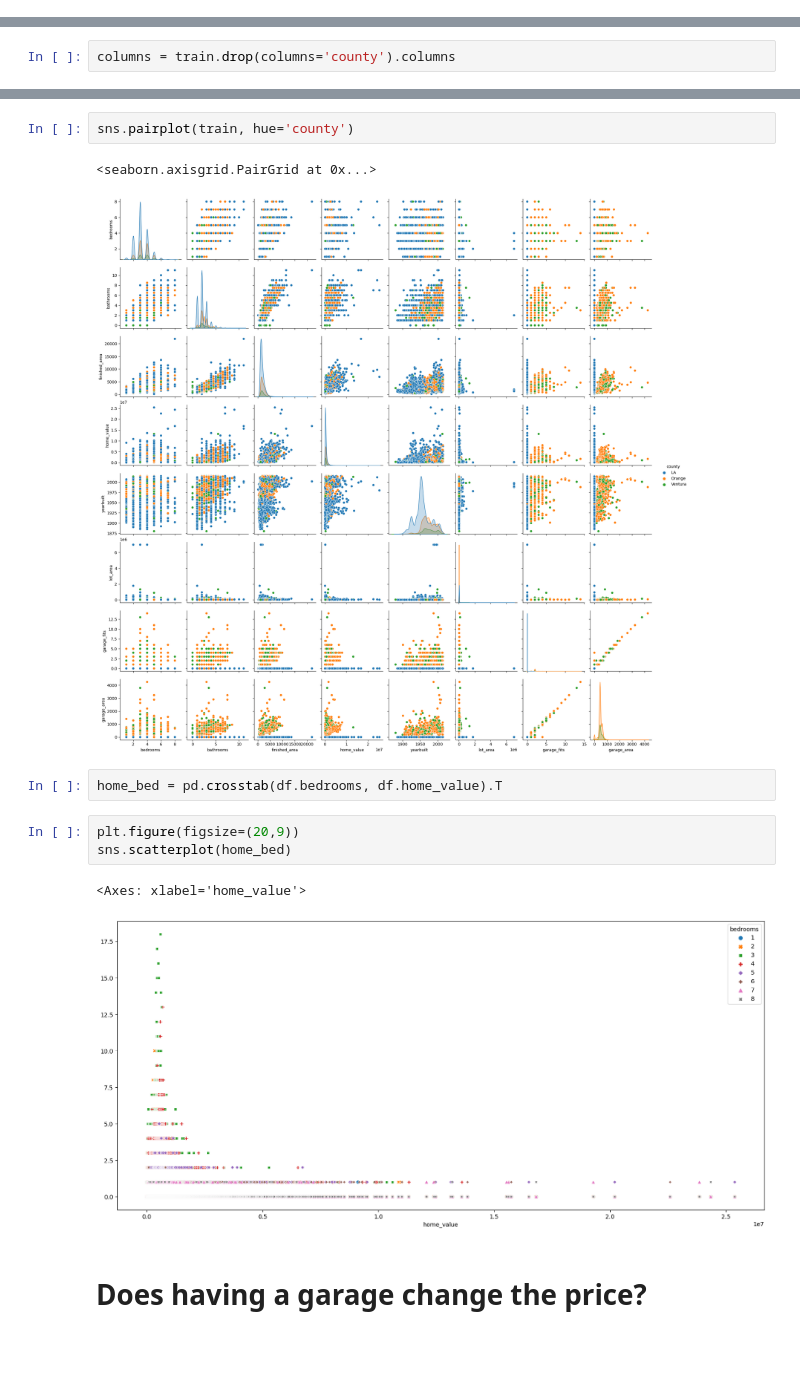
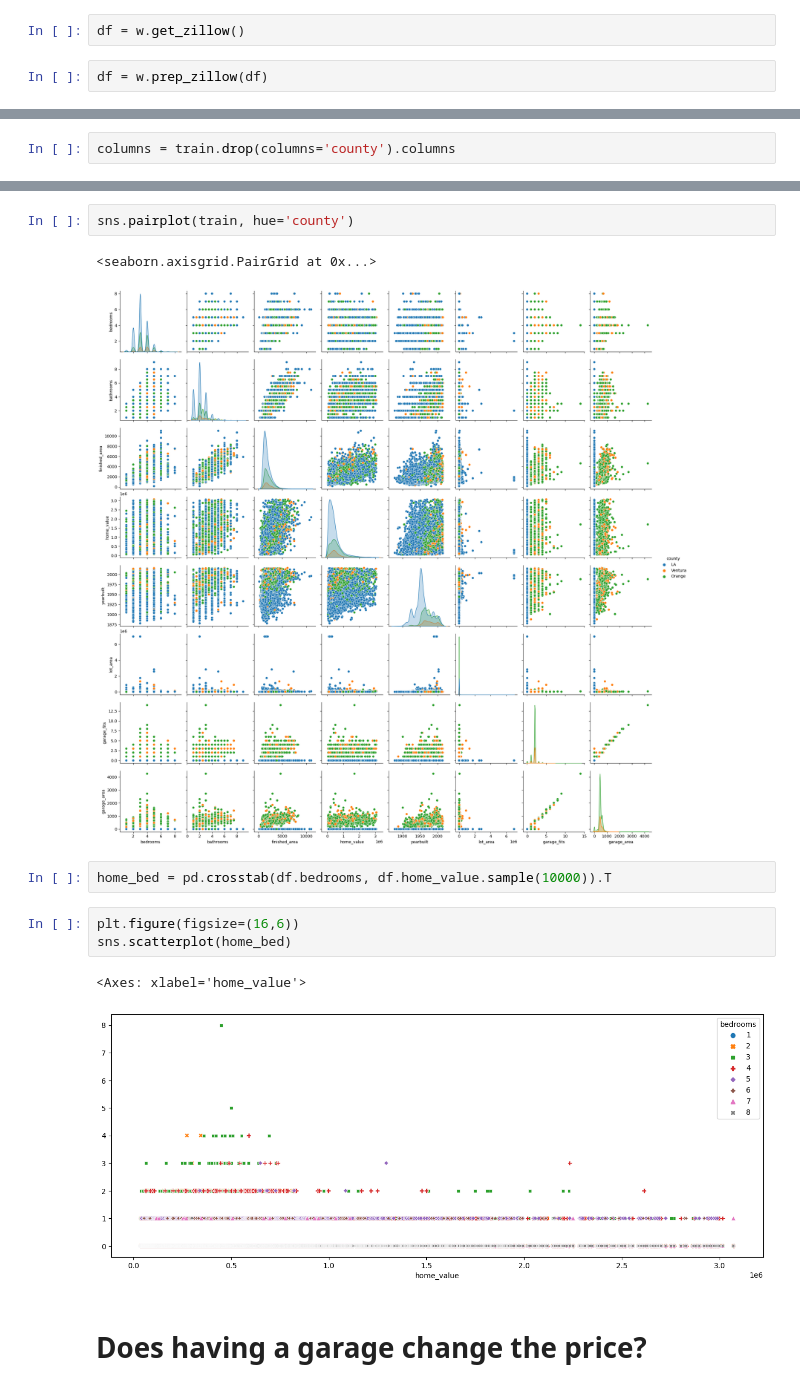
Before and after one commit to Joshua-Click/zillow-project, a Jupyter notebook: zillow_work.ipynb, the cells around one changed output, grey strips where cells are left out. Drawn from its saved outputs; the diff is of its cells as text; blank space fills up the shorter version.

```diff
--- a/zillow_work.ipynb
+++ b/zillow_work.ipynb
@@ -432,0 +452,4 @@ Name: count, dtype: int64
+# %%
+df = w.get_zillow()
+# %%
+df = w.prep_zillow(df)
@@ -497,15 +532,15 @@ plt.show()
 sns.pairplot(train, hue='county')
 # %% [output]
 <seaborn.axisgrid.PairGrid at 0x...>
-[figure, old version]
+[figure, new version]
 # %%
-home_bed = pd.crosstab(df.bedrooms, df.home_value).T
+home_bed = pd.crosstab(df.bedrooms, df.home_value.sample(10000)).T
 # %%
-plt.figure(figsize=(20,9))
+plt.figure(figsize=(16,6))
 sns.scatterplot(home_bed)
 # %% [output]
 <Axes: xlabel='home_value'>
-[figure, old version]
+[figure, new version]
 # %% [markdown]
 # Does having a garage change the price?
 # %% [markdown]
```
Also changed, not shown: parts of 107 cells of this notebook, 1 other file.
